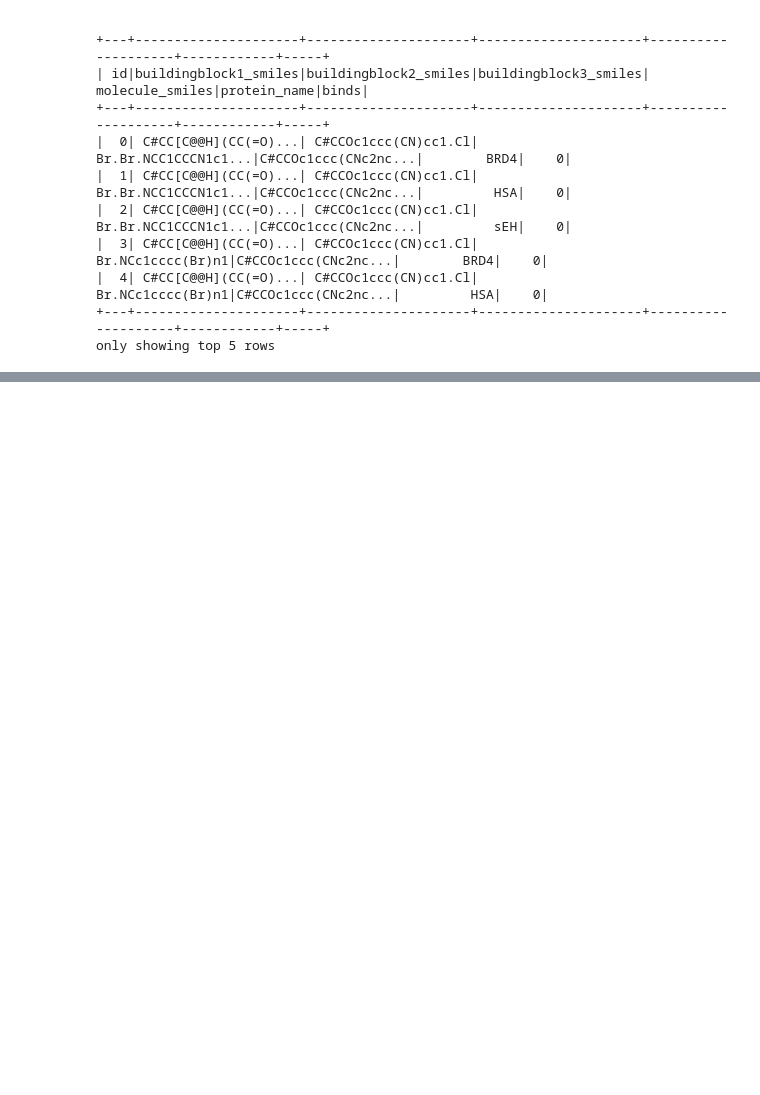
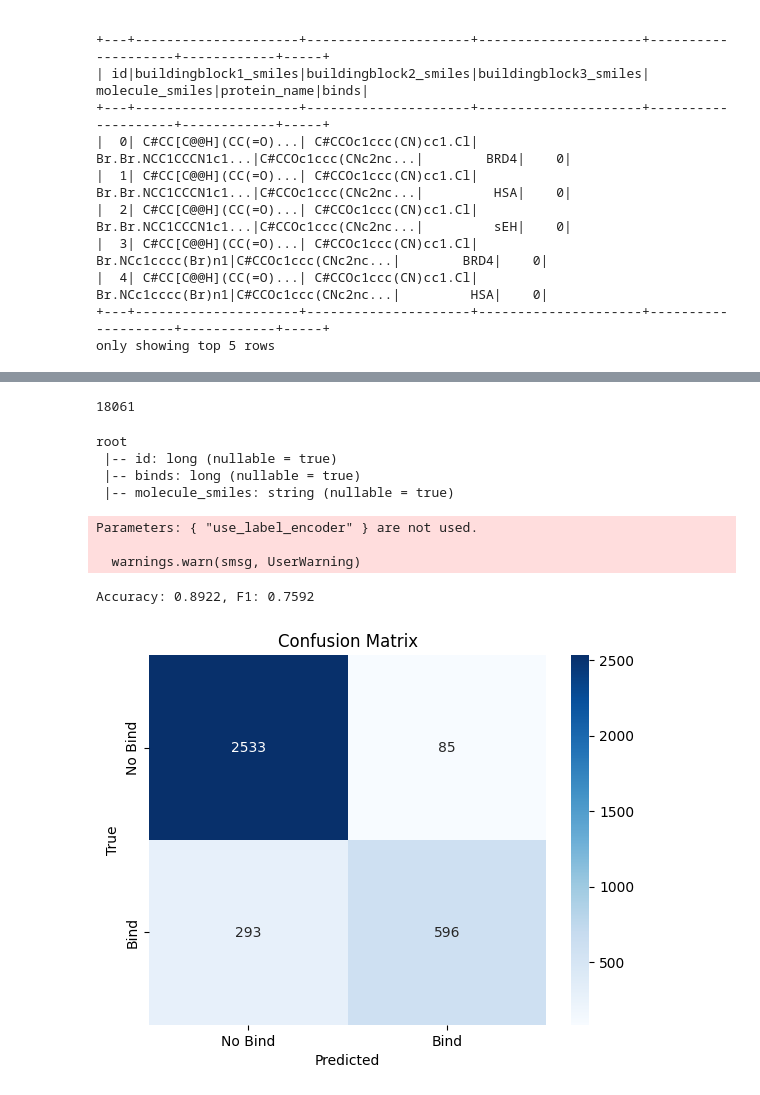
Before and after one commit to YPolina/Medicine, a Jupyter notebook: BELKA/ETL_ubuntu.ipynb, the cells around one changed output, grey strips where cells are left out. Cells and saved outputs as stored; diff of their text form; code cells hidden in the pictures; blank space fills up the shorter version.

```diff
--- a/BELKA/ETL_ubuntu.ipynb
+++ b/BELKA/ETL_ubuntu.ipynb
@@ -274,3 +267,61 @@ data_subset = data.select("id", "buildingblock1_smiles", "buildingblock2_smiles"
 
 final_data = balanced_data.drop("kmeans_cluster").join(data_subset, on="id", how="left")
 final_data.write.save("./intermediates/final_data.parquet", format="parquet", mode='overwrite')
+# %%
+final_data.cache()
+final_data.count()
+# %% [output]
+18061
+# %%
+final_data.printSchema()
+# %% [output]
+root
+ |-- id: long (nullable = true)
+ |-- binds: long (nullable = true)
+ |-- molecule_smiles: string (nullable = true)
+# %%
+final_data = spark.read.parquet("./intermediates/final_data.parquet")
+# %%
+tokenizer = AutoTokenizer.from_pretrained("seyonec/ChemBERTa-zinc-base-v1")
+model = AutoModel.from_pretrained("seyonec/ChemBERTa-zinc-base-v1")
+
+
+def smiles_embeddings(smiles:str):
+
+    tokens = tokenizer(smiles, padding = True, truncation = True, max_length = 512, return_tensors = 'pt')
+
+    with torch.no_grad():
+        outputs = model(**tokens)
+
+    return outputs.last_hidden_state.mean(dim = 1).squeeze().cpu().numpy().tolist()
+
+balanced_data_with_embeddings = final_data.toPandas()
+
+balanced_data_with_embeddings['molecule_embedding'] = balanced_data_with_embeddings['molecule_smiles'].apply(smiles_embeddings)
+# %%
+X = balanced_data_with_embeddings['molecule_embedding']
+y = balanced_data_with_embeddings['binds']
+
+X_train, X_test, y_train, y_test = train_test_split(X, y, test_size=0.2, random_state=42)
+
+xgb_model = XGBClassifier(use_label_encoder=False, eval_metric='logloss')
+xgb_model.fit(X_train.tolist(), y_train)
+
+y_pred = xgb_model.predict(X_test.tolist())
+accuracy = accuracy_score(y_test, y_pred)
+f1 = f1_score(y_test, y_pred)
+print(f'Accuracy: {accuracy:.4f}, F1: {f1:.4f}')
+# %% [output]
+Parameters: { "use_label_encoder" } are not used.
+
+  warnings.warn(smsg, UserWarning)
+Accuracy: 0.8922, F1: 0.7592
+# %%
+cm = confusion_matrix(y_test, y_pred)
+sns.heatmap(cm, annot=True, fmt='d', cmap='Blues', xticklabels=['No Bind', 'Bind'], yticklabels=['No Bind', 'Bind'])
+plt.xlabel('Predicted')
+plt.ylabel('True')
+plt.title('Confusion Matrix')
+plt.show()
+# %% [output]
+[figure, added]
```
Also changed, not shown: parts of 48 cells of this notebook, 1 other file.
